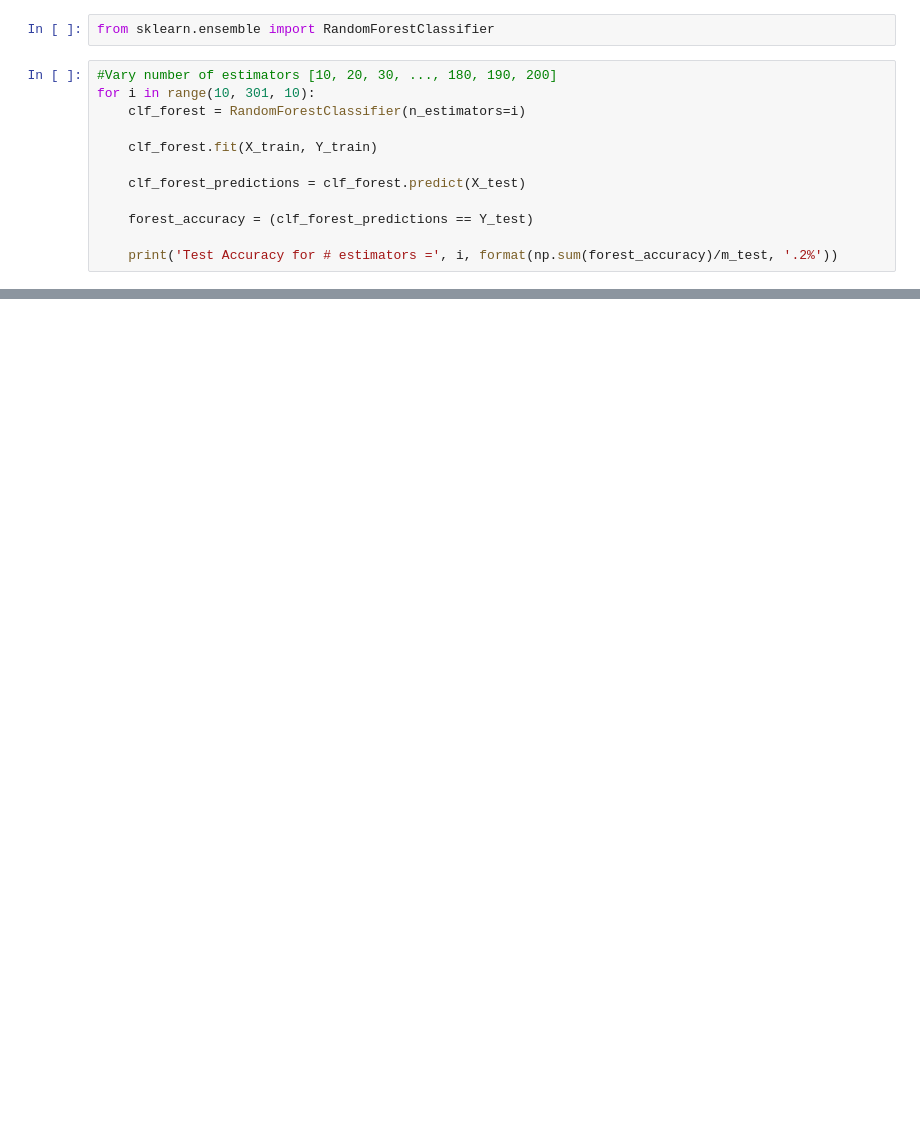
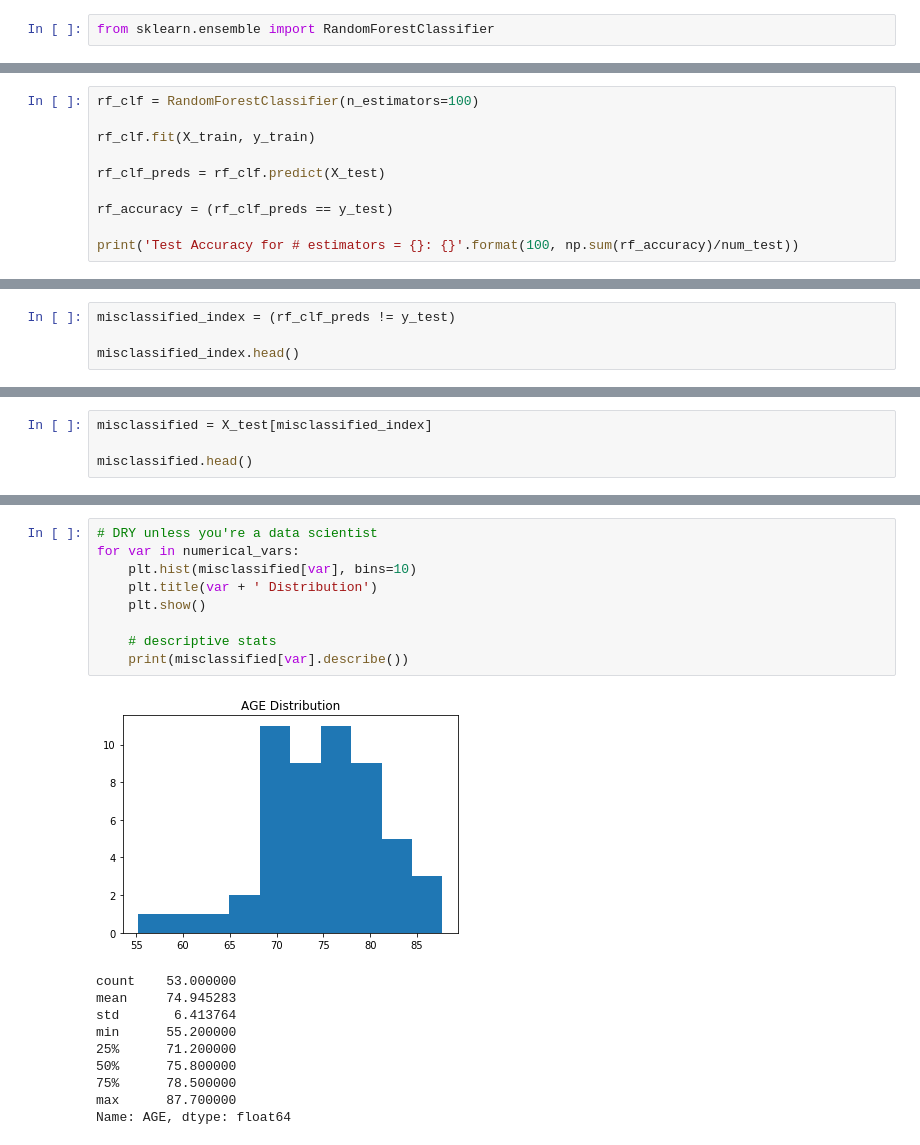
Before and after one commit to grantgasser/Alzheimers-Prediction, a Jupyter notebook: Multi-Class Classification ADNI.ipynb, the cells around one changed output, grey strips where cells are left out. Saved outputs shown, nothing was run; the diff lists cells and outputs as text; blank space fills up the shorter version.

Commit message:
EDA, Random Forest, Feature Importance
Complete EDA. Train/test random forest. Evaluate feature importance and misclassifications. See TODO at bottom.

```diff
--- a/Multi-Class Classification ADNI.ipynb
+++ b/Multi-Class Classification ADNI.ipynb
@@ -337,14 +259,2 @@ Test Accuracy for k = 19 63.69%
 # %%
 from sklearn.ensemble import RandomForestClassifier
-# %%
-#Vary number of estimators [10, 20, 30, ..., 180, 190, 200]
-for i in range(10, 301, 10):
-    clf_forest = RandomForestClassifier(n_estimators=i)
-
-    clf_forest.fit(X_train, Y_train)
-
-    clf_forest_predictions = clf_forest.predict(X_test)
-
-    forest_accuracy = (clf_forest_predictions == Y_test)
-
-    print('Test Accuracy for # estimators =', i, format(np.sum(forest_accuracy)/m_test, '.2%'))
@@ -452,0 +261,10 @@ Number of hidden units = 50 , alpha= 27 and test accuracy = 71.97%
+# %%
+rf_clf = RandomForestClassifier(n_estimators=100)
+
+rf_clf.fit(X_train, y_train)
+
+rf_clf_preds = rf_clf.predict(X_test)
+
+rf_accuracy = (rf_clf_preds == y_test)
+
+print('Test Accuracy for # estimators = {}: {}'.format(100, np.sum(rf_accuracy)/num_test))
@@ -452,0 +310,4 @@ Number of hidden units = 50 , alpha= 27 and test accuracy = 71.97%
+# %%
+misclassified_index = (rf_clf_preds != y_test)
+
+misclassified_index.head()
@@ -452,0 +321,4 @@ Number of hidden units = 50 , alpha= 27 and test accuracy = 71.97%
+# %%
+misclassified = X_test[misclassified_index]
+
+misclassified.head()
@@ -452,0 +333,20 @@ Number of hidden units = 50 , alpha= 27 and test accuracy = 71.97%
+# %%
+# DRY unless you're a data scientist
+for var in numerical_vars:
+    plt.hist(misclassified[var], bins=10)
+    plt.title(var + ' Distribution')
+    plt.show()
+
+    # descriptive stats
+    print(misclassified[var].describe())
+# %% [output]
+[figure, added]
+count    53.000000
+mean     74.945283
+std       6.413764
+min      55.200000
+25%      71.200000
+50%      75.800000
+75%      78.500000
+max      87.700000
+Name: AGE, dtype: float64
```
Also changed, not shown: parts of 53 cells of this notebook.
